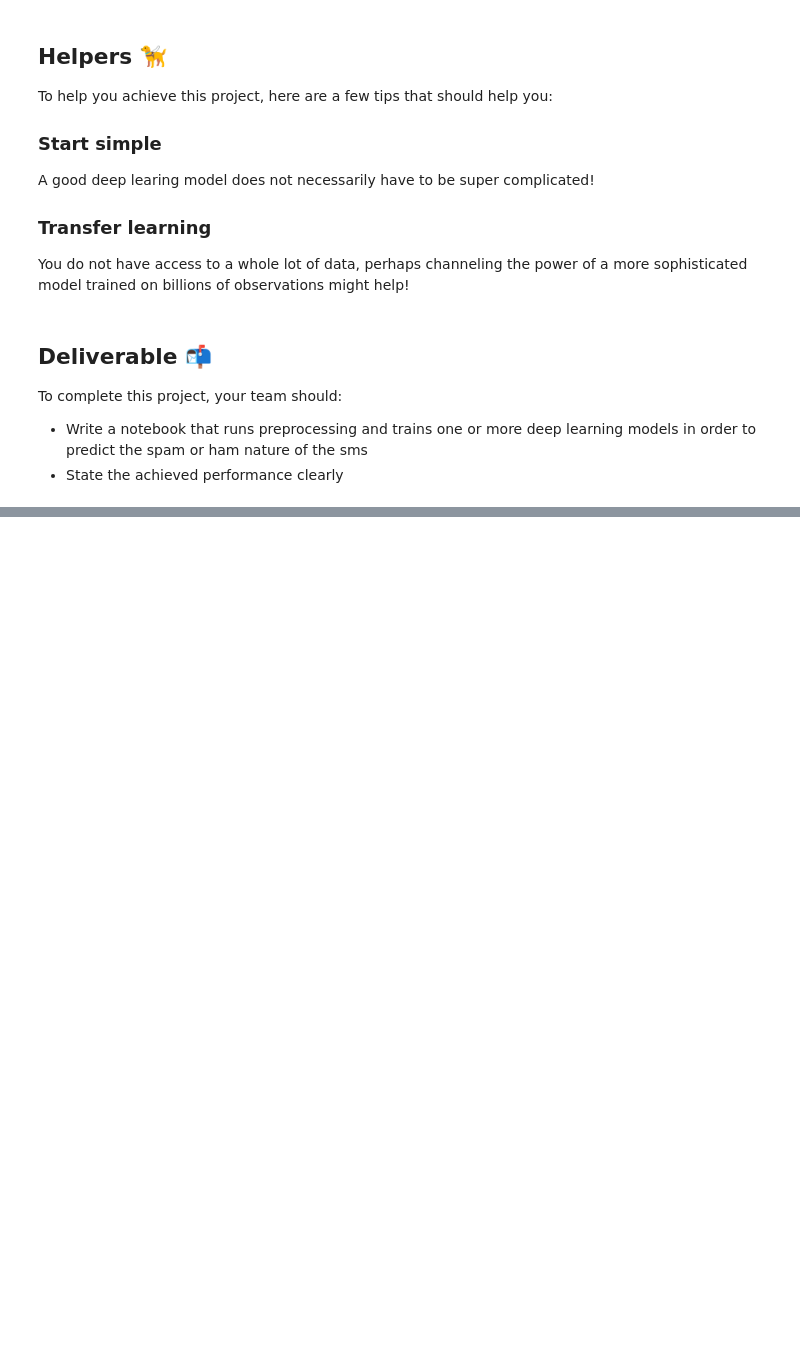
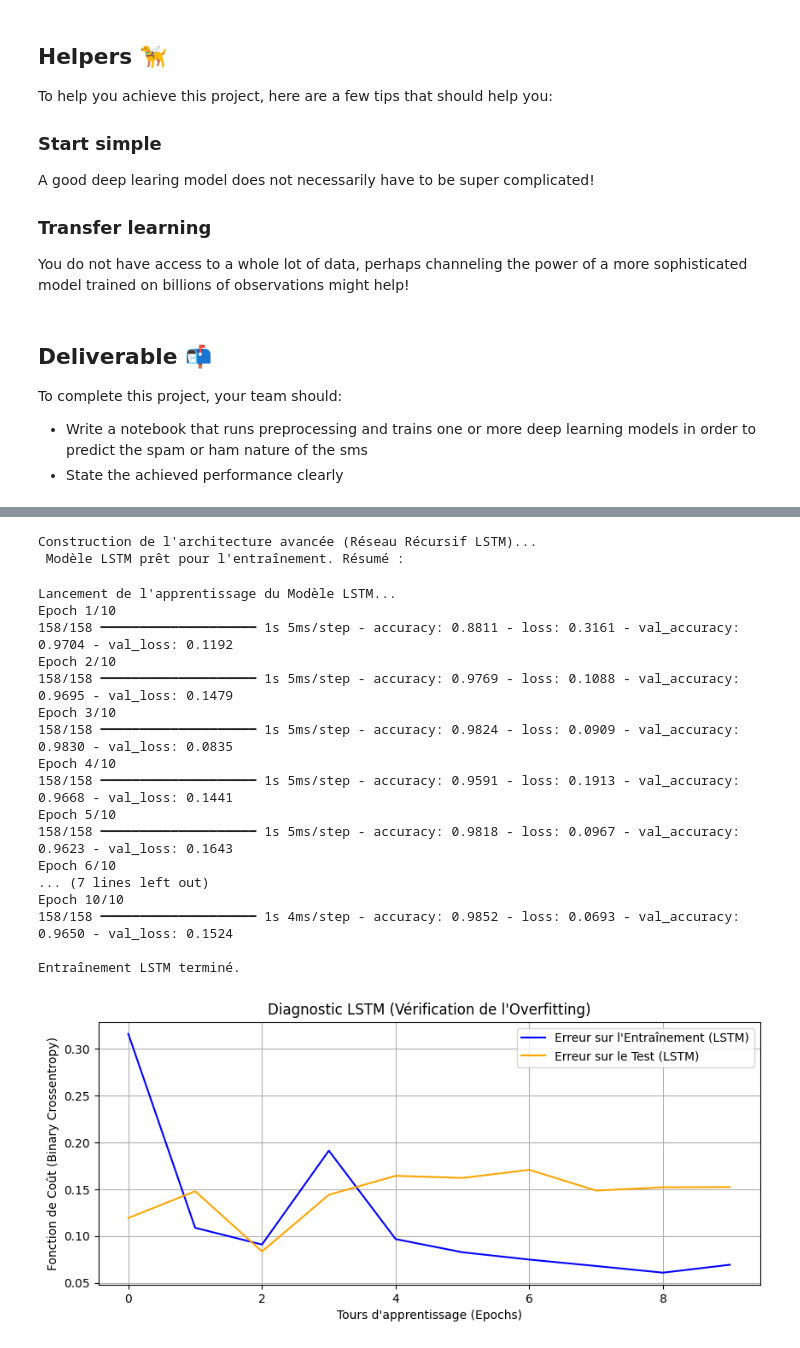
Before and after one commit to Carelle777/PROJECT_ATT_SPAM_DETECTOR, a Jupyter notebook: 01-AT&T_spam_detector.ipynb, the cells around one changed output, grey strips where cells are left out. Saved outputs shown, nothing was run; the diff lists cells and outputs as text; code cells hidden in the pictures; blank space fills up the shorter version.

```diff
--- a/01-AT&T_spam_detector.ipynb
+++ b/01-AT&T_spam_detector.ipynb
@@ -41,0 +315,78 @@ To complete this project, your team should:
+# %%
+from tensorflow.keras.layers import LSTM
+
+print("Construction de l'architecture avancée (Réseau Récursif LSTM)...")
+
+# 1. Initialisation du modèle séquentiel
+model_lstm = Sequential()
+
+# 2. Couche d'Embedding (Idem que la baseline)
+model_lstm.add(Embedding(input_dim=vocab_size, output_dim=16))
+
+# 3. Couche LSTM (La mémoire contextuelle)
+# 32 neurones récursifs qui lisent le texte de gauche à droite en retenant le sens global
+model_lstm.add(LSTM(32, return_sequences=False))
+
+# 4. Régularisation (Dropout)
+model_lstm.add(Dropout(0.3))  # On augmente légèrement la punition à 30% car le LSTM est puissant
+
+# 5. Couche de décision finale
+model_lstm.add(Dense(1, activation='sigmoid'))
+
+# 6. Compilation
+model_lstm.compile(
+    optimizer='adam',
+    loss='binary_crossentropy',
+    metrics=['accuracy']
+)
+
+print(" Modèle LSTM prêt pour l'entraînement. Résumé :")
+model_lstm.build(input_shape=(None, max_length))
+# %% [output]
+Construction de l'architecture avancée (Réseau Récursif LSTM)...
+ Modèle LSTM prêt pour l'entraînement. Résumé :
+# %%
+import matplotlib.pyplot as plt
+
+print("Lancement de l'apprentissage du Modèle LSTM...")
+
+# Entraînement du modèle avancé (Attention, cela sera un peu plus lent que le Dense, c'est normal)
+history_lstm = model_lstm.fit(
+    X_train_pad, y_train,
+    epochs=10,
+    batch_size=32,
+    validation_data=(X_test_pad, y_test),
+    verbose=1
+)
+
+print("\nEntraînement LSTM terminé.")
+
+# Diagnostic Visuel Comparatif
+plt.figure(figsize=(10, 4))
+plt.plot(history_lstm.history['loss'], label='Erreur sur l\'Entraînement (LSTM)', color='blue')
+plt.plot(history_lstm.history['val_loss'], label='Erreur sur le Test (LSTM)', color='orange')
+plt.title('Diagnostic LSTM (Vérification de l\'Overfitting)')
+plt.xlabel('Tours d\'apprentissage (Epochs)')
+plt.ylabel('Fonction de Coût (Binary Crossentropy)')
+plt.legend()
+plt.grid(True)
+plt.show()
+# %% [output]
+Lancement de l'apprentissage du Modèle LSTM...
+Epoch 1/10
+158/158 ━━━━━━━━━━━━━━━━━━━━ 1s 5ms/step - accuracy: 0.8811 - loss: 0.3161 - val_accuracy: 0.9704 - val_loss: 0.1192
+Epoch 2/10
+158/158 ━━━━━━━━━━━━━━━━━━━━ 1s 5ms/step - accuracy: 0.9769 - loss: 0.1088 - val_accuracy: 0.9695 - val_loss: 0.1479
+Epoch 3/10
+158/158 ━━━━━━━━━━━━━━━━━━━━ 1s 5ms/step - accuracy: 0.9824 - loss: 0.0909 - val_accuracy: 0.9830 - val_loss: 0.0835
+Epoch 4/10
+158/158 ━━━━━━━━━━━━━━━━━━━━ 1s 5ms/step - accuracy: 0.9591 - loss: 0.1913 - val_accuracy: 0.9668 - val_loss: 0.1441
+Epoch 5/10
+158/158 ━━━━━━━━━━━━━━━━━━━━ 1s 5ms/step - accuracy: 0.9818 - loss: 0.0967 - val_accuracy: 0.9623 - val_loss: 0.1643
+Epoch 6/10
+... (7 lines left out)
+Epoch 10/10
+158/158 ━━━━━━━━━━━━━━━━━━━━ 1s 4ms/step - accuracy: 0.9852 - loss: 0.0693 - val_accuracy: 0.9650 - val_loss: 0.1524
+
+Entraînement LSTM terminé.
+[figure, added]
```
Also changed, not shown: parts of 17 cells of this notebook, 3 other files.
